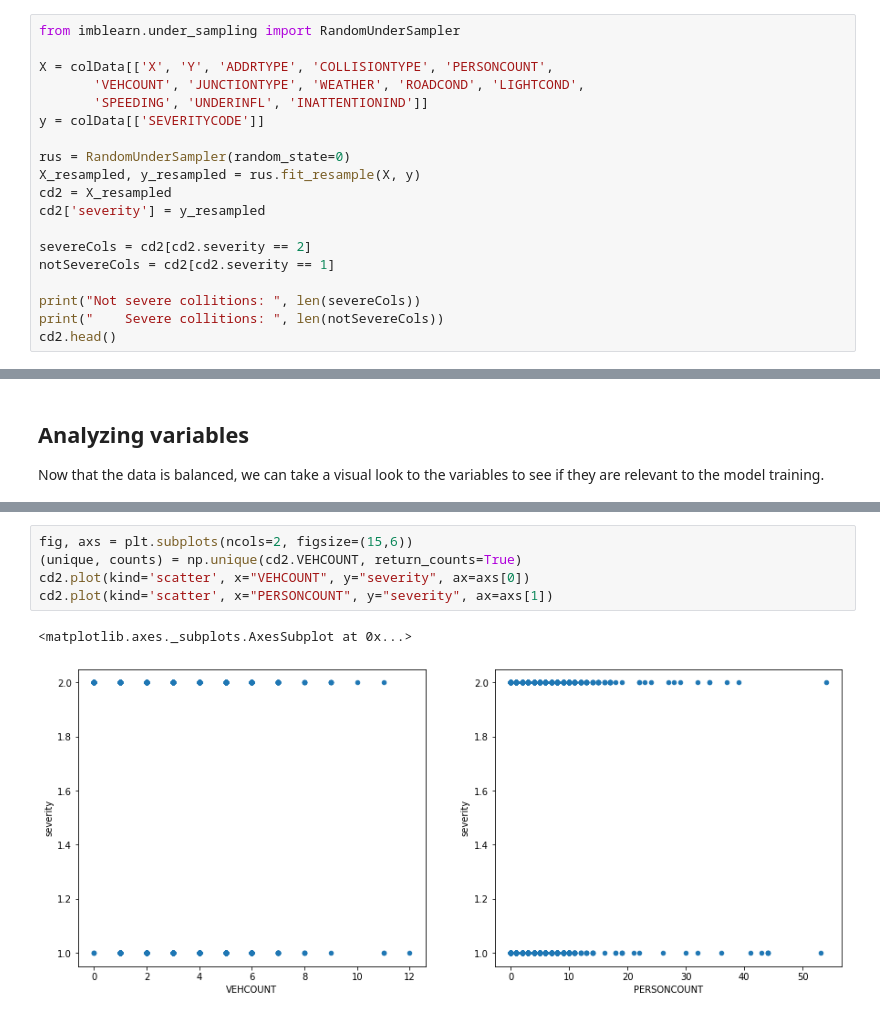
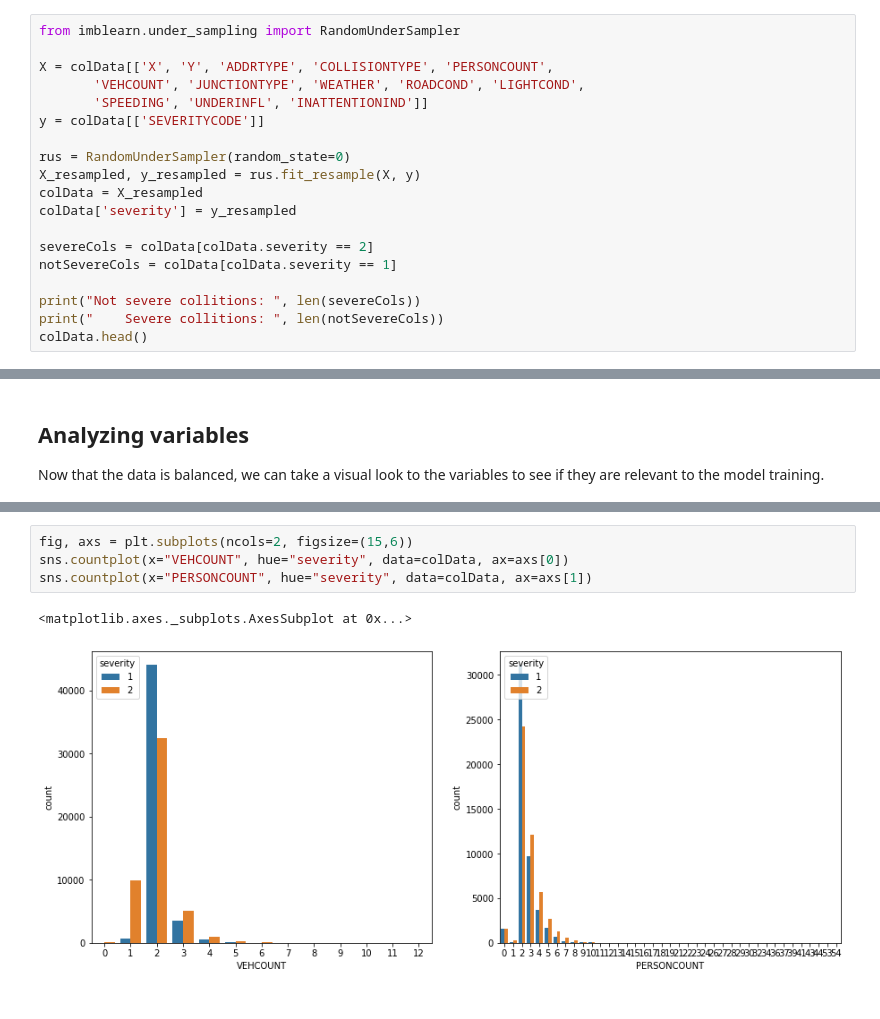
Before and after one commit to augustodn/Coursera_Capstone, a Jupyter notebook: DS-Coursera-Capstone.ipynb, the cells around one changed output, grey strips where cells are left out. Drawn from its saved outputs; the diff is of its cells as text.

Commit message:
Added plots and mutual information average

```diff
--- a/DS-Coursera-Capstone.ipynb
+++ b/DS-Coursera-Capstone.ipynb
@@ -208,15 +208,15 @@ y = colData[['SEVERITYCODE']]
 
 rus = RandomUnderSampler(random_state=0)
 X_resampled, y_resampled = rus.fit_resample(X, y)
-cd2 = X_resampled
-cd2['severity'] = y_resampled
+colData = X_resampled
+colData['severity'] = y_resampled
 
-severeCols = cd2[cd2.severity == 2]
-notSevereCols = cd2[cd2.severity == 1]
+severeCols = colData[colData.severity == 2]
+notSevereCols = colData[colData.severity == 1]
 
 print("Not severe collitions: ", len(severeCols))
 print("    Severe collitions: ", len(notSevereCols))
-cd2.head()
+colData.head()
 # %% [output]
 Not severe collitions:  48923
     Severe collitions:  48923
@@ -250,8 +338,7 @@ sns.countplot(y="INATTENTIONIND", hue="severity", data=cd2, ax=axs[2, 2])
 # %%
 fig, axs = plt.subplots(ncols=2, figsize=(15,6))
-(unique, counts) = np.unique(cd2.VEHCOUNT, return_counts=True)
-cd2.plot(kind='scatter', x="VEHCOUNT", y="severity", ax=axs[0])
-cd2.plot(kind='scatter', x="PERSONCOUNT", y="severity", ax=axs[1])
+sns.countplot(x="VEHCOUNT", hue="severity", data=colData, ax=axs[0])
+sns.countplot(x="PERSONCOUNT", hue="severity", data=colData, ax=axs[1])
 # %% [output]
 <matplotlib.axes._subplots.AxesSubplot at 0x...>
-[figure, old version]
+[figure, new version]
```
Also changed, not shown: parts of 5 cells of this notebook.
